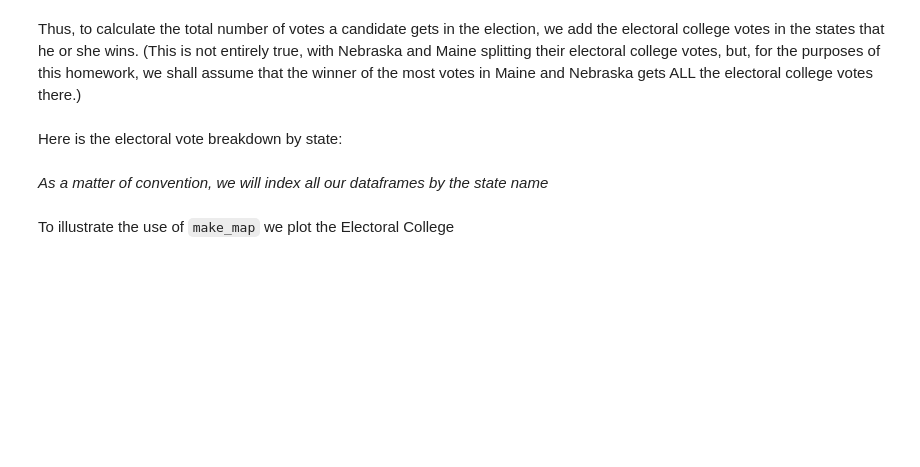
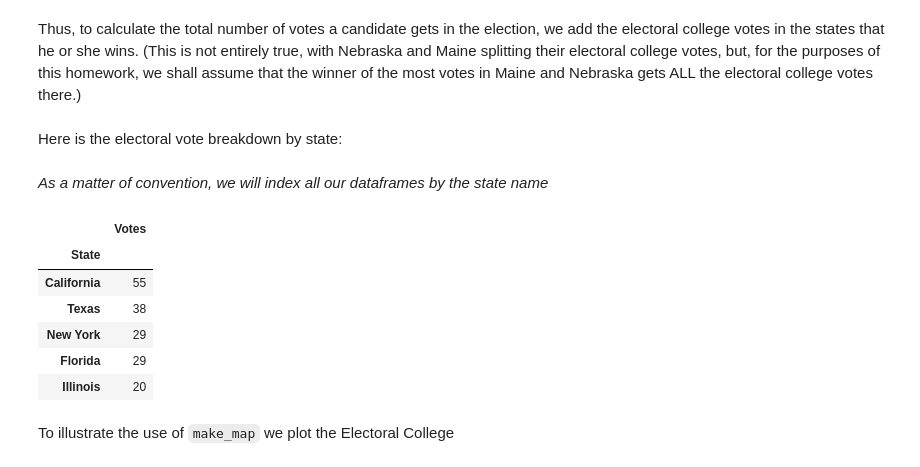
Before and after one commit to santiagoa88g/CS1092015, a Jupyter notebook: HW2.ipynb, the cells around one changed output. Drawn from its saved outputs; the diff is of its cells as text; code cells hidden in the pictures; blank space fills up the shorter version.

```diff
--- a/HW2.ipynb
+++ b/HW2.ipynb
@@ -265,8 +270,16 @@ Here is the electoral vote breakdown by state:
 # %% [markdown]
 *As a matter of convention, we will index all our dataframes by the state name*
 # %%
-electoral_votes = pd.read_csv("data/electoral_votes.csv").set_index('State')
+electoral_votes = pd.read_csv("https://raw.githubusercontent.com/santiagoa88g/CS1092015/master/DataHw2/electoral_votes.csv").set_index('State')
 electoral_votes.head()
+# %% [output]
+|  | Votes |
+| State |  |
+| California | 55 |
+| Texas | 38 |
+| New York | 29 |
+| Florida | 29 |
+| Illinois | 20 |
 # %% [markdown]
 To illustrate the use of `make_map` we plot the Electoral College
 # %%
```
Also changed, not shown: parts of 3 cells of this notebook.
